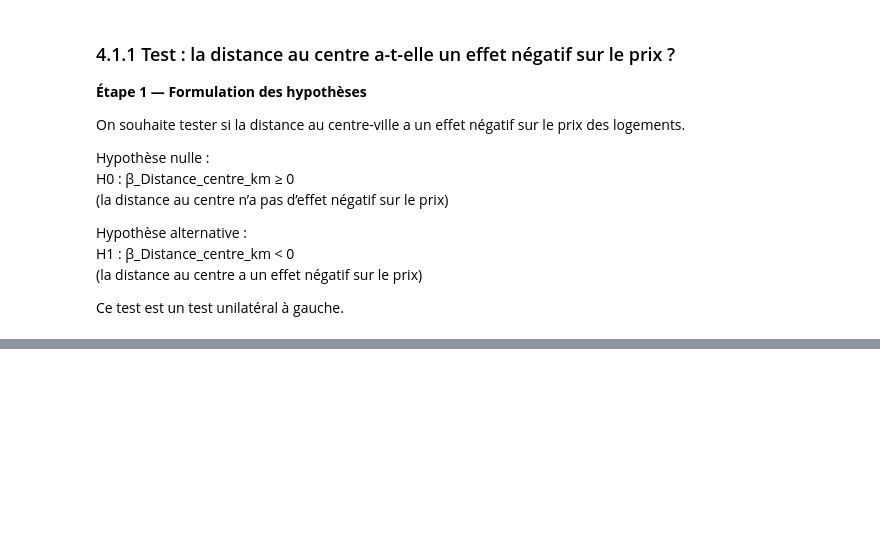
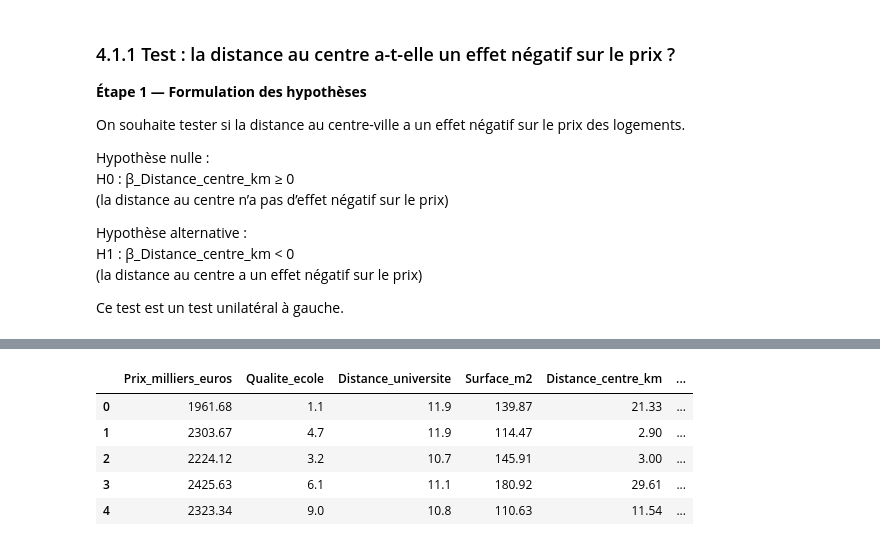
Before and after one commit to SIVAYANAMAPeraveena/Statistique, a Jupyter notebook: notebook.ipynb, the cells around one changed output, grey strips where cells are left out. Saved outputs shown, nothing was run; the diff lists cells and outputs as text; code cells hidden in the pictures; blank space fills up the shorter version.

```diff
--- a/notebook.ipynb
+++ b/notebook.ipynb
@@ -708,0 +719,32 @@ p-value (one-sided, H1: beta < 0) = 7.068721187320483e-18
+# %%
+import pandas as pd
+import numpy as np
+import statsmodels.api as sm
+
+# Données
+df = pd.read_excel("donnees_immobilieres_extended.xlsx")
+
+TARGET = "Prix_milliers_euros"
+endo   = "Qualite_ecole"          # variable suspecte endogène
+instr  = "Distance_universite"    # instrument proposé
+
+# Contrôles exogènes (mêmes contrôles partout)
+controls = [
+    "Surface_m2",
+    "Distance_centre_km",
+    "Revenu_median_quartier",
+    "Chambres",
+    "Ascenseur",
+    "Annee_vente",
+    "Annee_construction"
+]
+
+# (optionnel) check rapide
+df[[TARGET, endo, instr] + controls].head()
+# %% [output]
+|  | Prix_milliers_euros | Qualite_ecole | Distance_universite | Surface_m2 | Distance_centre_km | ... |
+| 0 | 1961.68 | 1.1 | 11.9 | 139.87 | 21.33 | ... |
+| 1 | 2303.67 | 4.7 | 11.9 | 114.47 | 2.90 | ... |
+| 2 | 2224.12 | 3.2 | 10.7 | 145.91 | 3.00 | ... |
+| 3 | 2425.63 | 6.1 | 11.1 | 180.92 | 29.61 | ... |
+| 4 | 2323.34 | 9.0 | 10.8 | 110.63 | 11.54 | ... |
```
Also changed, not shown: parts of 43 cells of this notebook.
